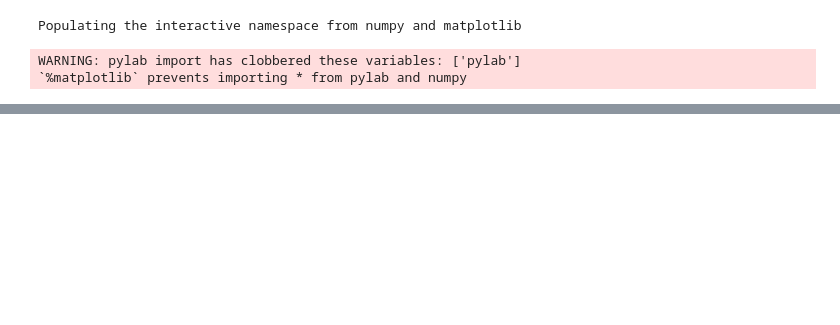
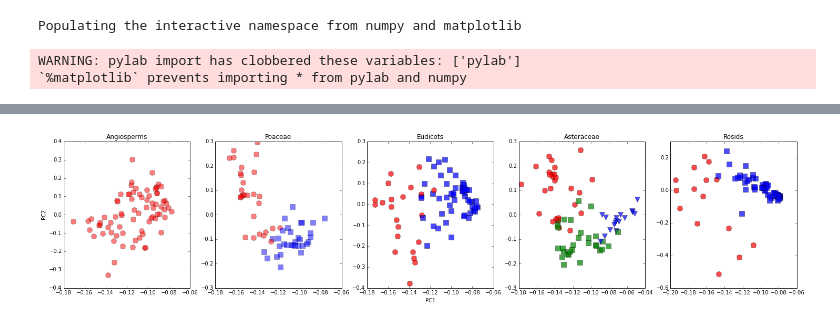
Before and after one commit to sebastianduchene/pacemaker_clustering_methods, a Jupyter notebook: Untitled0.ipynb, the cells around one changed output, grey strips where cells are left out. Drawn from its saved outputs; the diff is of its cells as text; code cells hidden in the pictures; blank space fills up the shorter version.

```diff
--- a/Untitled0.ipynb
+++ b/Untitled0.ipynb
@@ -128,5 +128,47 @@ fitting 70 clusters
 # %%
 ## Figures
+# %%
+fig, axs = plt.subplots(1, 5)
+
+svd_angio = np.linalg.svd(angio_dat)
+cols = np.array(['r', 'b', 'y', 'g'])[list(angio_vbgmm1[1].predict(angio_dat))]
+for i in range(angio_dat.shape[0]):
+    axs[0].plot(svd_angio[0][i, 0], svd_angio[0][i, 1], cols[i]+'o', ms = 10, alpha =0.5)
+    axs[0].set_title('Angiosperms')
+    axs[0].set_ylabel('PC2')
+
+svd_poac = np.linalg.svd(poac_data)
+cols = np.array(['ro', 'bo', 'yo', 'go', 'r^', 'b^', 'y^', 'g^', 'r*', 'b*', 'y*', 'g*', 'r+', 'b+', 'y+', 'g+'])[list(poac_VBGMM[1].predict(poac_data))]
+markers = np.array(['o', 's'])[list(poac_VBGMM[1].predict(poac_data))]
+for i in range(poac_data.shape[0]):
+    axs[1].plot(svd_poac[0][i, 0], svd_poac[0][i, 1], cols[i], ms = 10, alpha =0.5, marker = markers[i])
+    axs[1].set_title('Poaceae')
+
+eudicot_svd = np.linalg.svd(eudicot_dat)
+cols = np.array(['r', 'b', 'g', 'm', 'c', 'k'])[np.array( eudicot_VBGMM[1].predict(eudicot_dat) )]
+markers = np.array(['o', 's'])[np.array( eudicot_VBGMM[1].predict(eudicot_dat) )]
+for i in range(eudicot_dat.shape[0]):
+    axs[2].plot(eudicot_svd[0][i, 0], eudicot_svd[0][i, 1], cols[i]+'o', ms = 10, marker = markers[i], alpha =0.7)
+    axs[2].set_title('Eudicots')
+    axs[2].set_xlabel('PC1')
+
+aster_svd = np.linalg.svd(aster_data)
+cols = np.array(['ro', 'bo', 'go', 'yo', 'co', 'mo', 'ko', 'r^', 'y^', 'm^'])[list(aster_VBGMM[1].predict(aster_data))]
+markers = np.array(['o', 'v', 's'])[list(aster_VBGMM[1].predict(aster_data))]
+for i in range(aster_data.shape[0]):
+    axs[3].plot(aster_svd[0][i, 0], aster_svd[0][i, 1], cols[i], ms = 10, alpha = 0.7, marker = markers[i])
+    axs[3].set_title('Asteraceae')
+
+rosids_svd = np.linalg.svd(rosids_data)
+cols = np.array(['ro', 'bo', 'yo', 'go', 'mo', 'co', 'ko', 'k^'])[rosids_VGMM[1].predict(rosids_data)]
+markers = np.array(['o', 's'])[rosids_VGMM[1].predict(rosids_data)]
+for i in range(rosids_data.shape[0]):
+    axs[4].plot(rosids_svd[0][i, 0], rosids_svd[0][i, 1], cols[i], ms = 10, alpha = 0.7, marker = markers[i])
+    axs[4].set_title('Rosids')
+
+pylab.savefig('figure_1.pdf')
+# %% [output]
+[figure, added]
 # %%
 fig, axs = plt.subplots(5, 2)
 
```
Also changed, not shown: parts of 10 cells of this notebook, 2 other files.
